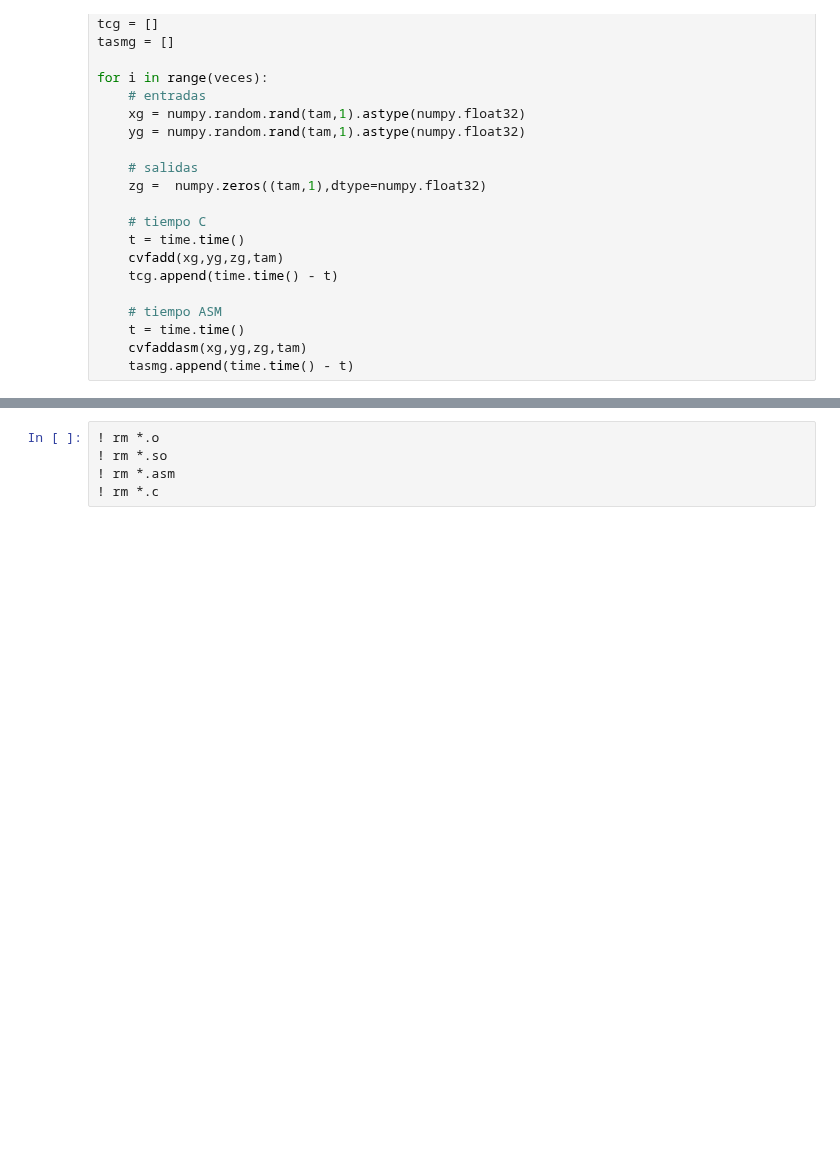
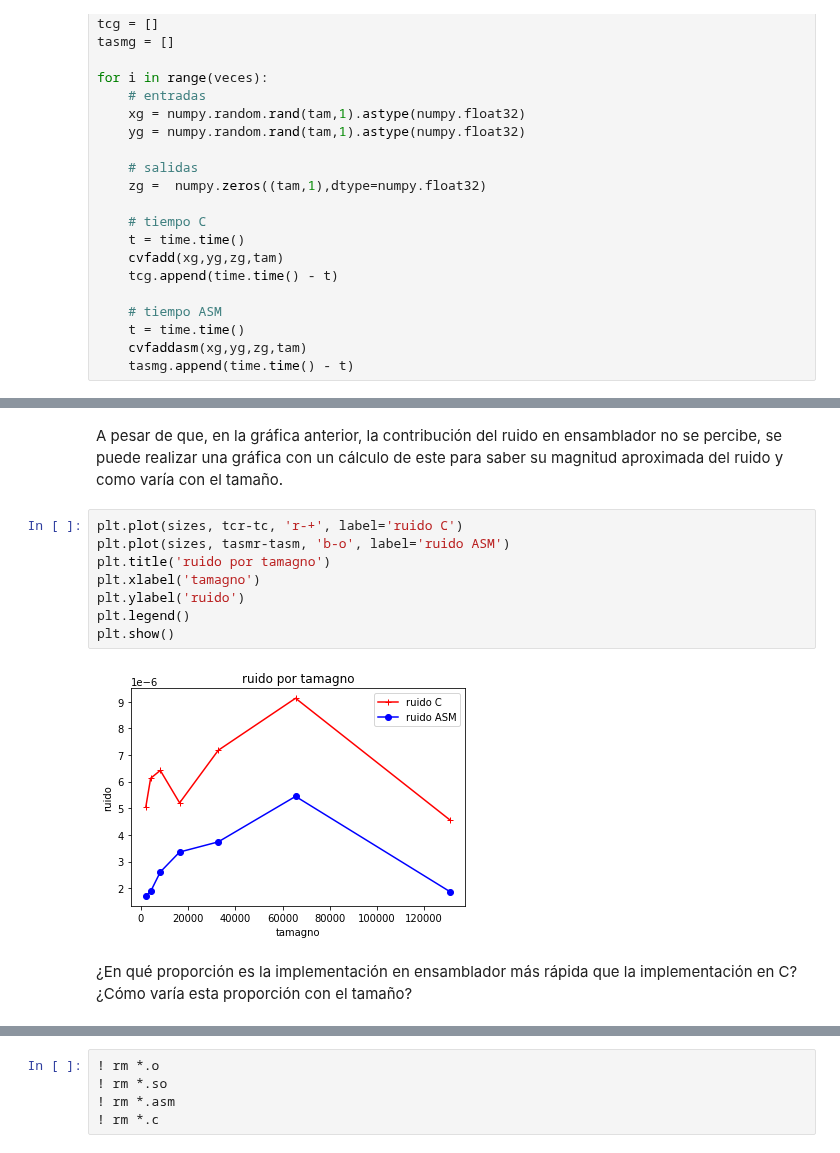
Before and after one commit to stefano-andre/sobre-python, a Jupyter notebook: python-ctypes.ipynb, the cells around one changed output, grey strips where cells are left out. Saved outputs shown, nothing was run; the diff lists cells and outputs as text; blank space fills up the shorter version.

```diff
--- a/python-ctypes.ipynb
+++ b/python-ctypes.ipynb
@@ -502,3 +522,17 @@ plt.show()
+# %% [markdown]
+A pesar de que, en la gráfica anterior, la contribución del ruido en ensamblador no se percibe, se puede realizar una gráfica con un cálculo de este para saber su magnitud aproximada del ruido y como varía con el tamaño.
+# %%
+plt.plot(sizes, tcr-tc, 'r-+', label='ruido C')
+plt.plot(sizes, tasmr-tasm, 'b-o', label='ruido ASM')
+plt.title('ruido por tamagno')
+plt.xlabel('tamagno')
+plt.ylabel('ruido')
+plt.legend()
+plt.show()
+# %% [output]
+[figure, added]
+# %% [markdown]
+¿En qué proporción es la implementación en ensamblador más rápida que la implementación en C? ¿Cómo varía esta proporción con el tamaño?
 # %%
 plt.plot(sizes, tc/tasm, 'r-+')
 plt.title('speedup por tamagno')
```
Also changed, not shown: parts of 14 cells of this notebook.
